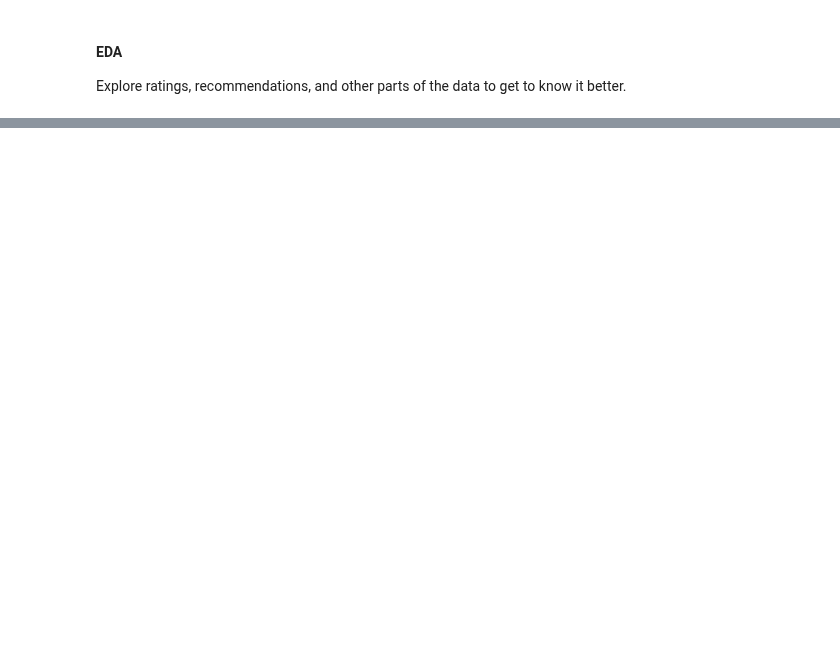
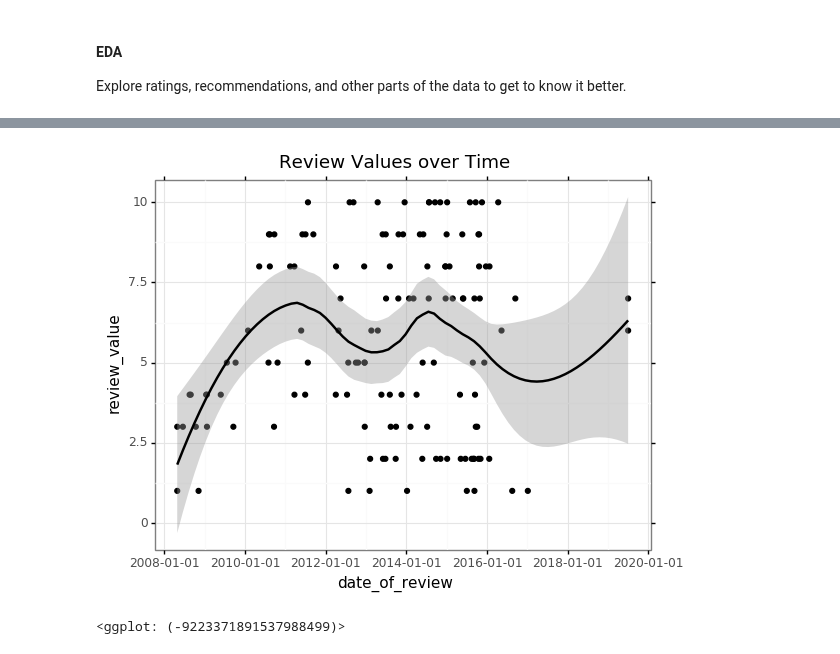
Before and after one commit to EvanYathon/airline_reviews, a Jupyter notebook: src/ipynbs/EDA.ipynb, the cells around one changed output, grey strips where cells are left out. Cells and saved outputs as stored; diff of their text form; code cells hidden in the pictures; blank space fills up the shorter version.

```diff
--- a/src/ipynbs/EDA.ipynb
+++ b/src/ipynbs/EDA.ipynb
@@ -52,0 +88,10 @@ The iterable function was deprecated in Matplotlib 3.1 and will be removed in 3.
+# %%
+(ggplot(reviews, aes(x = "date_of_review", y = "review_value"))
+ + geom_point()
+ + geom_smooth(span = 0.6) # using Loess as a local smoother
+ + theme_bw()
+ + labs(title = "Review Values over Time")
+)
+# %% [output]
+[figure, added]
+<ggplot: (-9223371891537988499)>
```
Also changed, not shown: parts of 12 cells of this notebook.
